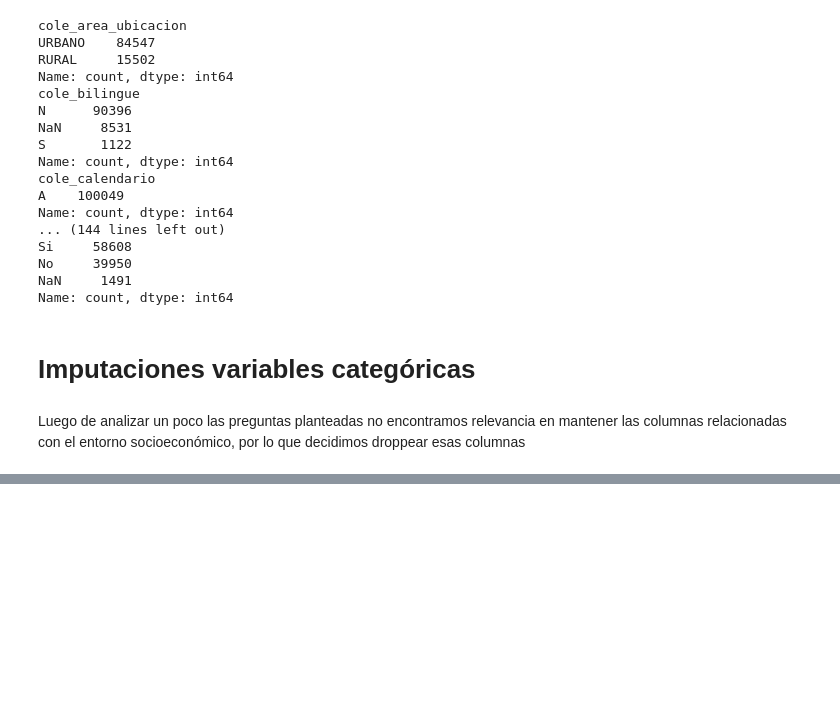
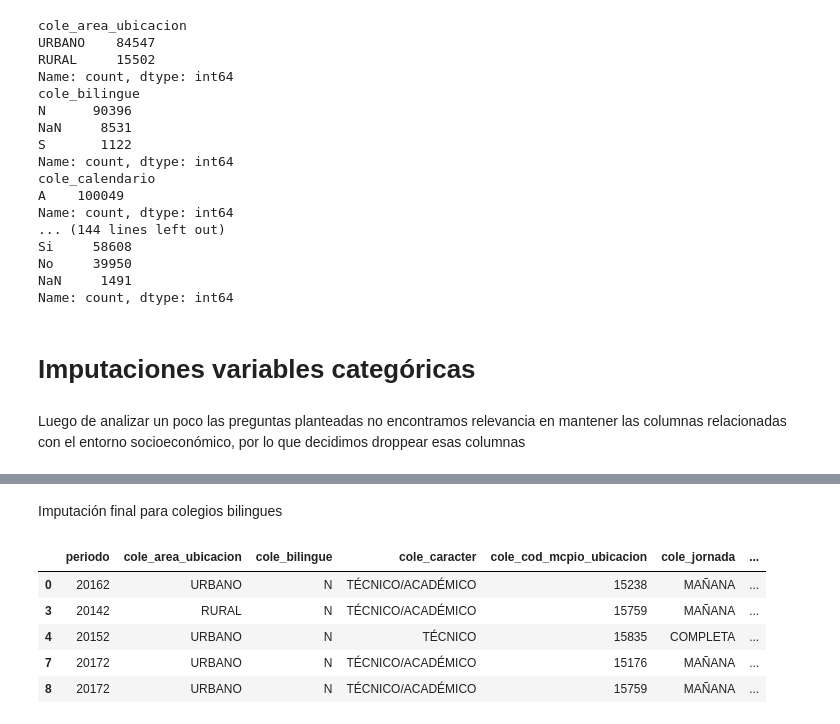
Before and after one commit to Joulessss/Proyecto1_Analcomp, a Jupyter notebook: tarea2_limpieza/limpieza_eda.ipynb, the cells around one changed output, grey strips where cells are left out. Drawn from its saved outputs; the diff is of its cells as text; code cells hidden in the pictures; blank space fills up the shorter version.

```diff
--- a/tarea2_limpieza/limpieza_eda.ipynb
+++ b/tarea2_limpieza/limpieza_eda.ipynb
@@ -279,7 +283,7 @@ Luego de analizar un poco las preguntas planteadas no encontramos relevancia en
 # %%
 cols_drop2 = ['fami_cuartoshogar', 'fami_educacionmadre', 'fami_educacionpadre',
        'fami_estratovivienda', 'fami_personashogar', 'fami_tieneautomovil',
-       'fami_tienecomputador', 'fami_tieneinternet', 'fami_tienelavadora']
+       'fami_tienecomputador', 'fami_tieneinternet', 'fami_tienelavadora', 'cole_calendario', 'estu_genero']
 raw_data4 = raw_data3.drop(columns=cols_drop2, errors="ignore")
 raw_data4.shape
 # %% [output]
@@ -299,0 +335,13 @@ Index(['periodo', 'cole_area_ubicacion', 'cole_bilingue', 'cole_calendario',
+# %% [markdown]
+Imputación final para colegios bilingues
+# %%
+raw_data4.loc[raw_data4["cole_bilingue"].isna(), "cole_bilingue"] = "NO REPORTADO"
+# %%
+raw_data4.head()
+# %% [output]
+|  | periodo | cole_area_ubicacion | cole_bilingue | cole_caracter | cole_cod_mcpio_ubicacion | cole_jornada | ... |
+| 0 | 20162 | URBANO | N | TÉCNICO/ACADÉMICO | 15238 | MAÑANA | ... |
+| 3 | 20142 | RURAL | N | TÉCNICO/ACADÉMICO | 15759 | MAÑANA | ... |
+| 4 | 20152 | URBANO | N | TÉCNICO | 15835 | COMPLETA | ... |
+| 7 | 20172 | URBANO | N | TÉCNICO/ACADÉMICO | 15176 | MAÑANA | ... |
+| 8 | 20172 | URBANO | N | TÉCNICO/ACADÉMICO | 15759 | MAÑANA | ... |
```
Also changed, not shown: parts of 8 cells of this notebook.
